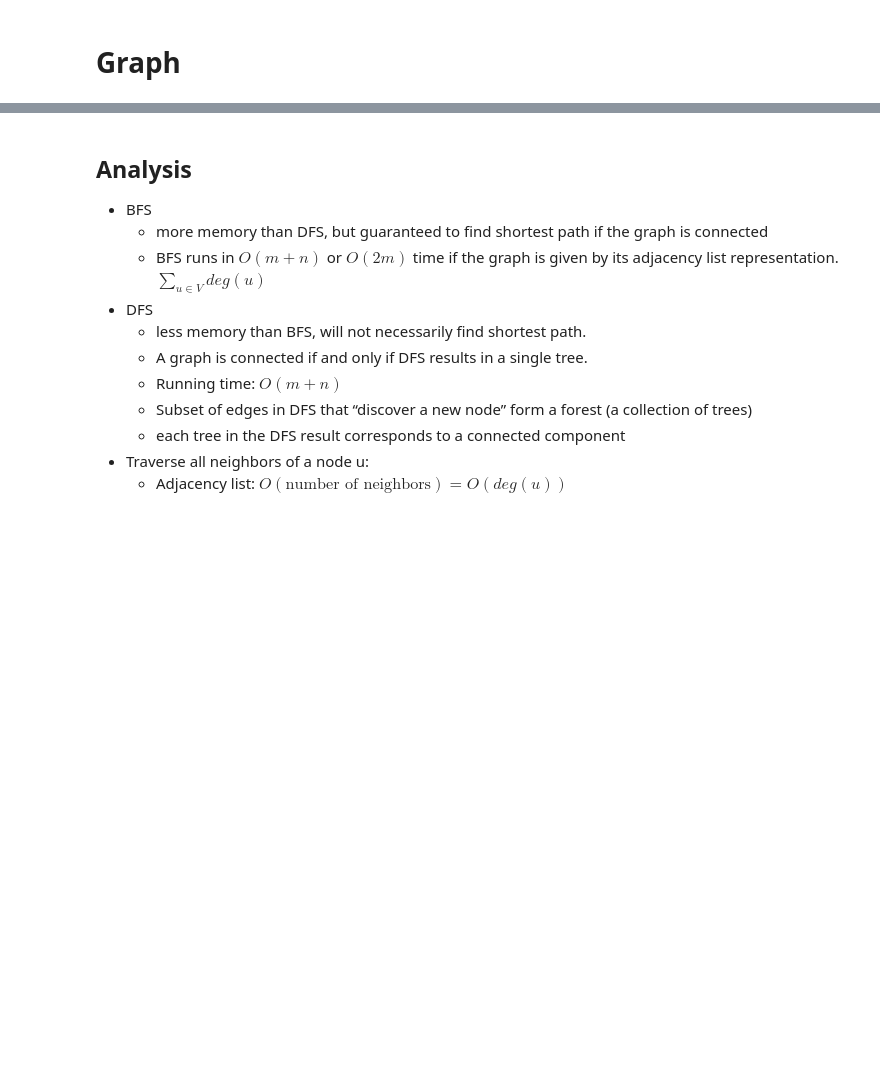
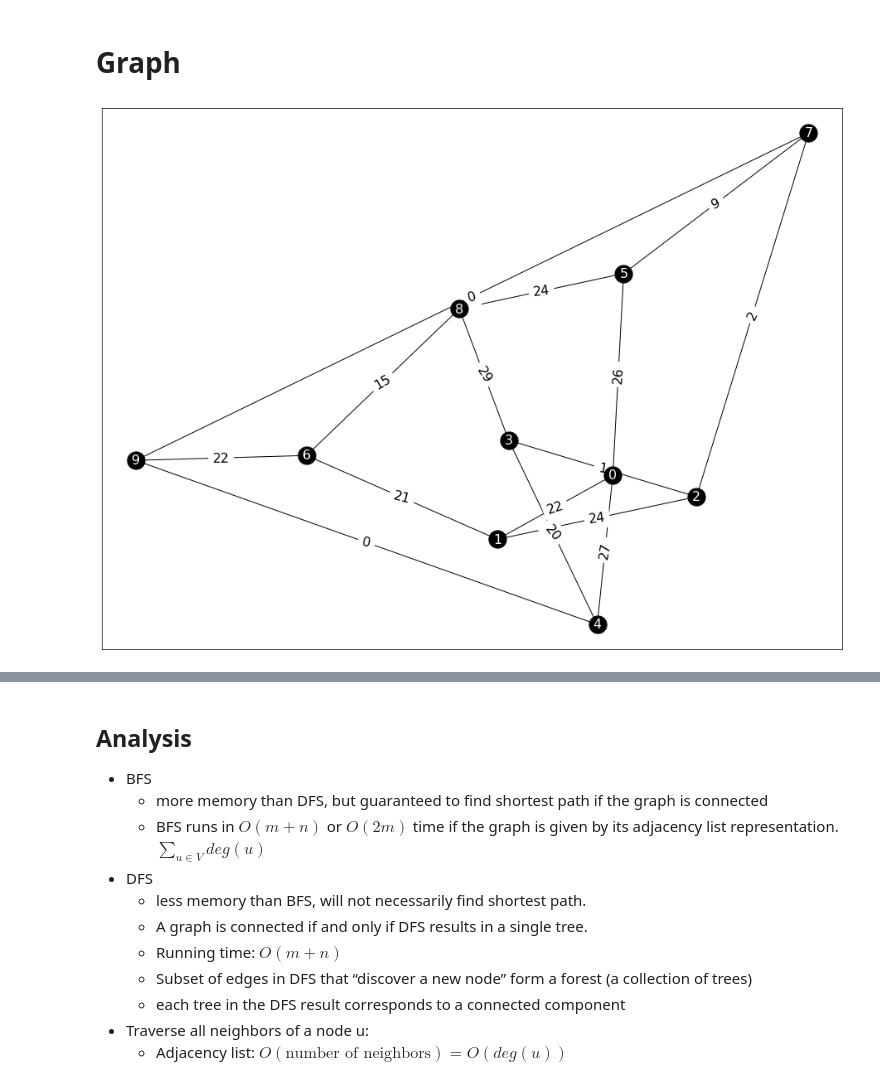
Before and after one commit to kaihirota/Problem-Solving, a Jupyter notebook: Algorithms.ipynb, the cells around one changed output, grey strips where cells are left out. Drawn from its saved outputs; the diff is of its cells as text; code cells hidden in the pictures; blank space fills up the shorter version.

```diff
--- a/Algorithms.ipynb
+++ b/Algorithms.ipynb
@@ -167,6 +172,31 @@ inverted tree:
 3: (1: (8: (-4, 5), 6: (8, 6)), 5: (4: (-8, -2), 1: (-4, 5: (-8, -2))))
 # %% [markdown]
 # Graph
+# %%
+fig, ax = plt.subplots(figsize=(16, 12))
+
+# G = nx.Graph()
+# G.add_edge(1, 2, weight=2)
+# G.add_edge(1, 3, weight=9)
+# nx.draw(G, with_labels=True, ax=ax)
+
+G = nx.petersen_graph()
+# G = nx.tutte_graph()
+for src, dest in nx.edges(G):
+    nx.set_edge_attributes(G, values={(src, dest): random.randint(0, 30)}, name='weight')
+
+pos = nx.spring_layout(G)
+# nx.draw(G, pos=pos, with_labels=True)
+nx.draw_networkx_edges(G, pos=pos, with_labels=True)
+nx.draw_networkx_nodes(G, pos=pos, with_labels=True, node_size=450, node_color='#000000')
+nx.draw_networkx_labels(G, pos=pos, with_labels=True, font_size=16, font_color='#FFFFFF')
+
+labels = nx.get_edge_attributes(G, 'weight')
+nx.draw_networkx_edge_labels(G, pos=pos, edge_labels=labels, font_size=16)
+
+plt.draw()
+# %% [output]
+[figure, added]
 # %% [markdown]
 ## Definitions
 
```
Also changed, not shown: parts of 56 cells of this notebook, 5 other files.
